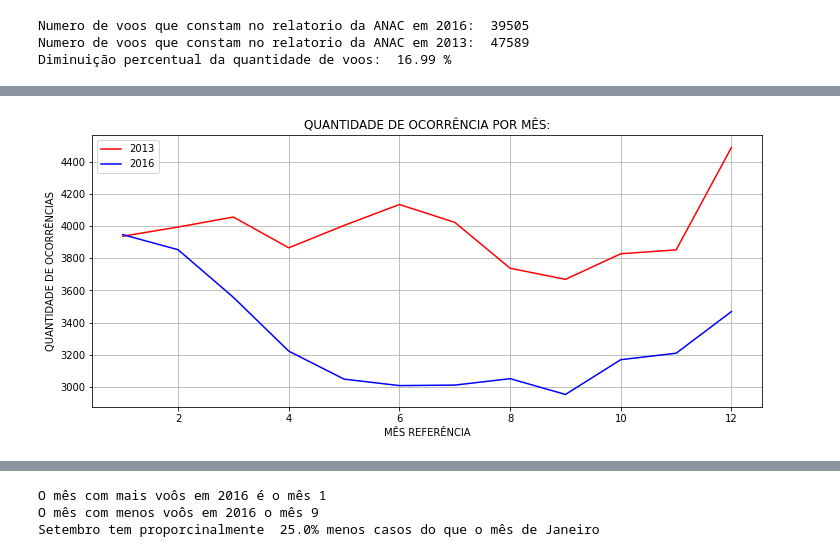
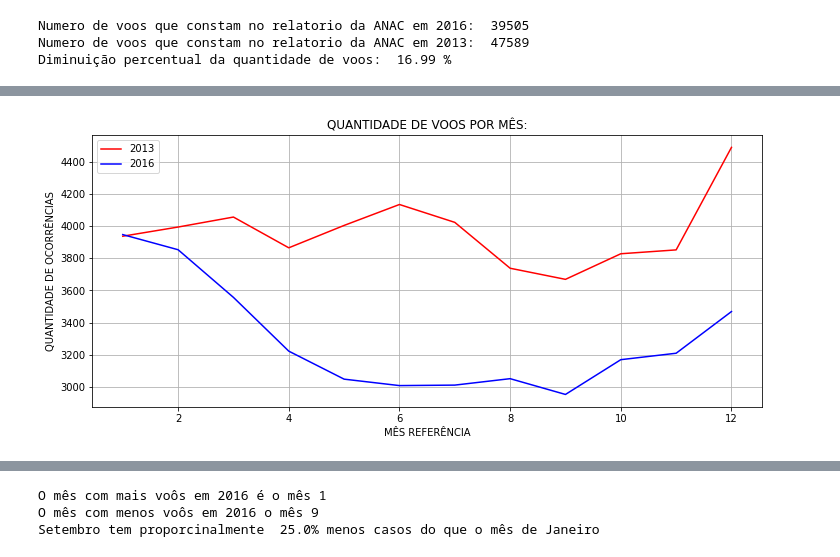
Before and after one commit to Jjoclas/Analise-de-Ocorr-ncias-Aeron-uticas-na-Avia-o-Civil-Brasileira, a Jupyter notebook: Cenipa.ipynb, the cells around one changed output, grey strips where cells are left out. Saved outputs shown, nothing was run; the diff lists cells and outputs as text; code cells hidden in the pictures.

```diff
--- a/Cenipa.ipynb
+++ b/Cenipa.ipynb
@@ -754,14 +754,14 @@ dtype: int64
 # %%
 df_2013.groupby('MÊS').size().plot(color='red', figsize=(12,5), grid=True)
 df_2016.groupby('MÊS').size().plot(color='blue', figsize=(12,5), grid=True)
 
-plt.title('QUANTIDADE DE OCORRÊNCIA POR MÊS:')
+plt.title('QUANTIDADE DE VOOS POR MÊS:')
 plt.xlabel('MÊS REFERÊNCIA')
 plt.ylabel('QUANTIDADE DE OCORRÊNCIAS')
 plt.legend(['2013', '2016'])
 plt.show()
 # %% [output]
-[figure, old version]
+[figure, new version]
 # %%
 list_2013 = df_2013.groupby("MÊS").size()
 print(f'O mês com mais voôs em 2013 é o mês {np.argmax(list_2013) + 1}')
```
Also changed, not shown: parts of 2 cells of this notebook, 1 other file.
